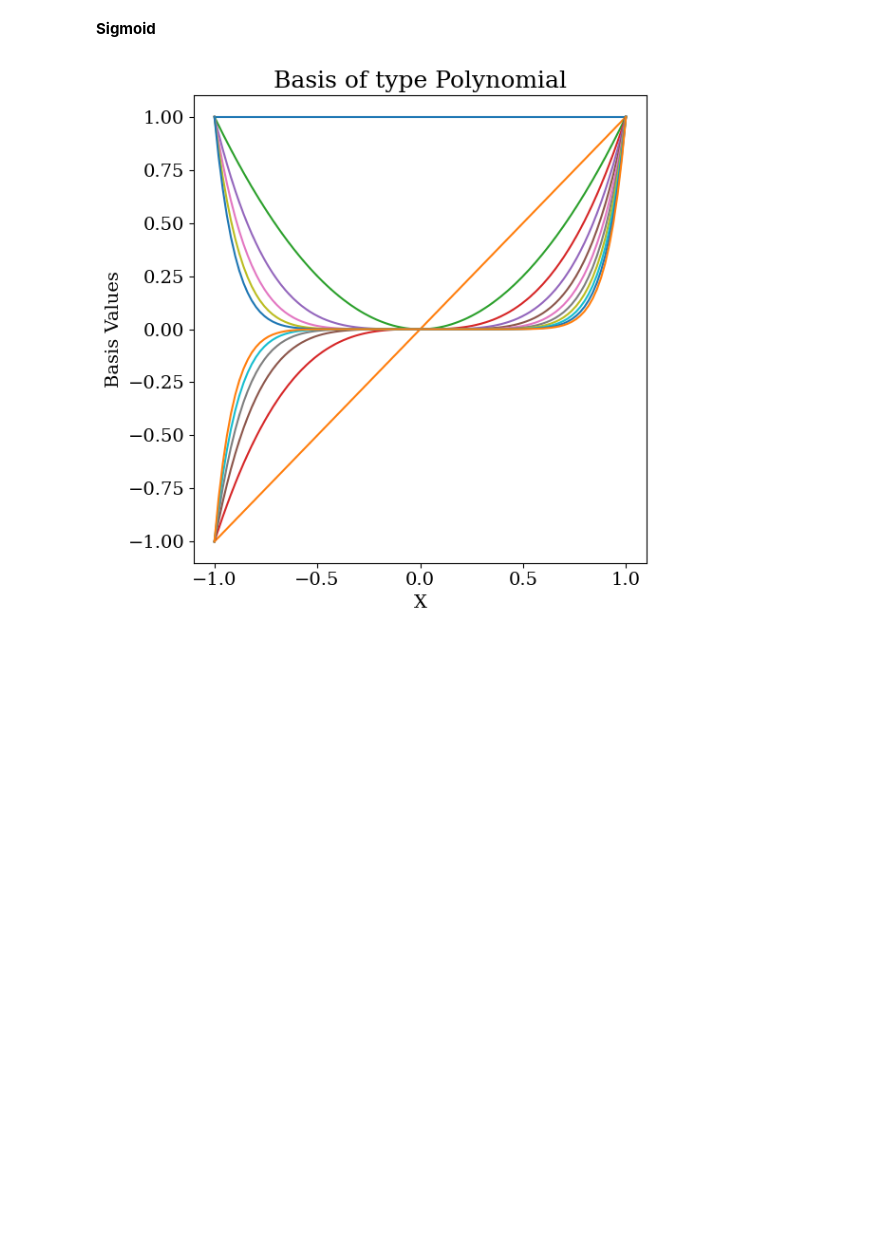
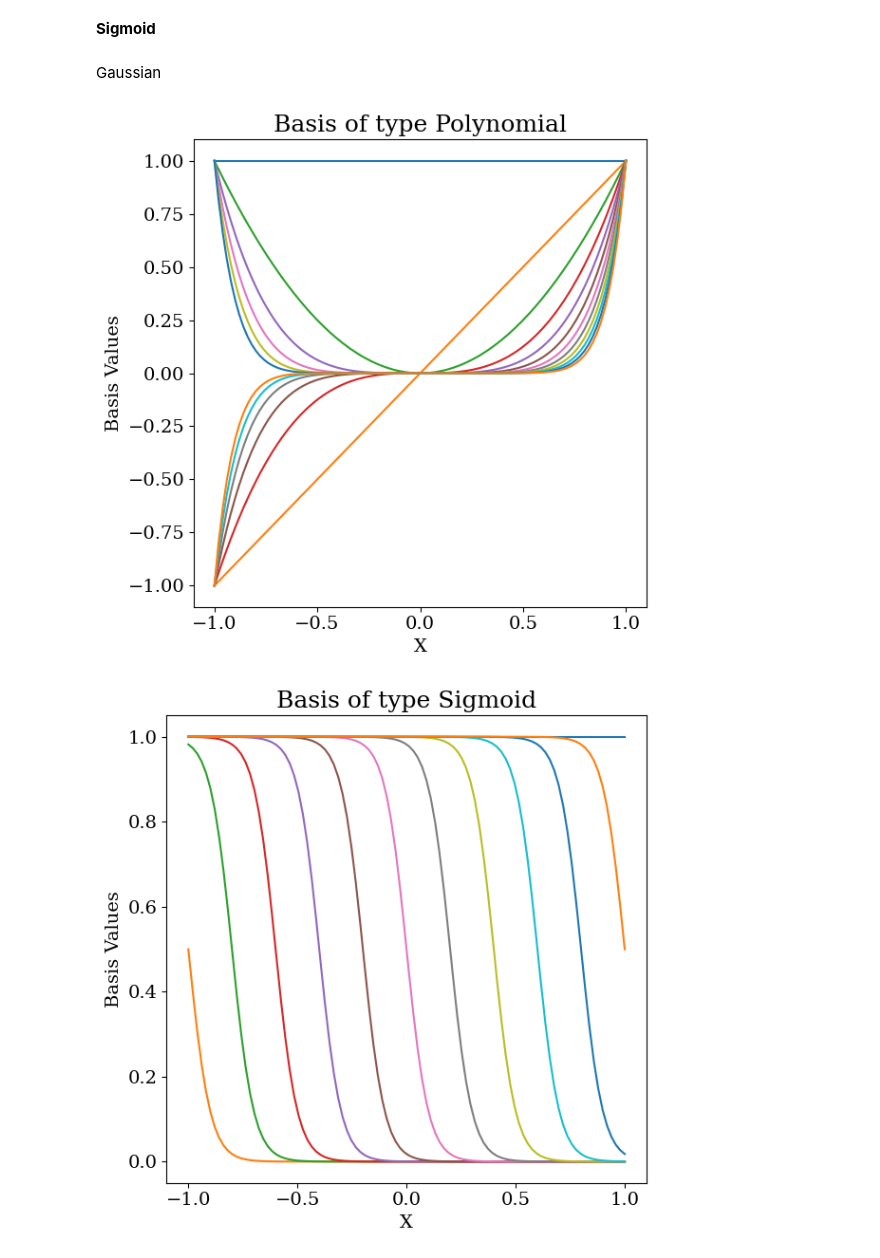
Before and after one commit to ParisaToofani/MurphyBook, a Jupyter notebook: Regression_Base.ipynb, the cells around one changed output. Cells and saved outputs as stored; diff of their text form; code cells hidden in the pictures; blank space fills up the shorter version.

```diff
--- a/Regression_Base.ipynb
+++ b/Regression_Base.ipynb
@@ -244,3 +243,22 @@ class SigmoidTransformer(object):
+# %% [markdown]
+Gaussian
+# %%
+class GaussianTransformer(object):
+    def __init__(self, mean:np.ndarray, variance:float):
+        self.mean = mean
+        self.variance = variance
+
+    def gaussfunc(self, x, mean):
+        return np.exp(-0.5 * np.square(x - mean) / self.variance)
+
+    def transform(self, Xtrain: np.ndarray)-> np.ndarray:
+        if Xtrain.ndim == 1:
+            Xtrain = Xtrain.reshape(-1,1)
+        X = np.ones((Xtrain.shape[0], 1))
+        for m in self.mean:
+            x_train_transform = self.gaussfunc(Xtrain, m)
+            X = np.append(X, x_train_transform, axis=1)
+        return np.array(X)
 # %%
 def plot_basis(Xtrain: np.ndarray, basis: np.ndarray, basis_type: str):
     fig = plt.figure()
@@ -257,9 +275,16 @@ def plot_basis(Xtrain: np.ndarray, basis: np.ndarray, basis_type: str):
 # %%
 """
 Perform a test on the developed modules
 """
 xtrain=np.linspace(-1, 1, 100)
-polybasis = PolyTransformer(degree=11).transform(xtrain)
-plot_basis(xtrain, polybasis, 'Polynomial')
+Polybasis = PolyTransformer(degree=11).transform(xtrain)
+plot_basis(xtrain, Polybasis, 'Polynomial')
+
+Sigmoidbasis = SigmoidTransformer(np.linspace(-1,1,11),0.1).transform(xtrain)
+plot_basis(xtrain, Sigmoidbasis, 'Sigmoid')
+
+Gaussianbasis = GaussianTransformer(np.linspace(-1,1,11),0.1).transform(xtrain)
+plot_basis(xtrain, Gaussianbasis, 'Gaussian')
 # %% [output]
 [figure]
+[figure, added]
```
Also changed, not shown: parts of 2 cells of this notebook.
